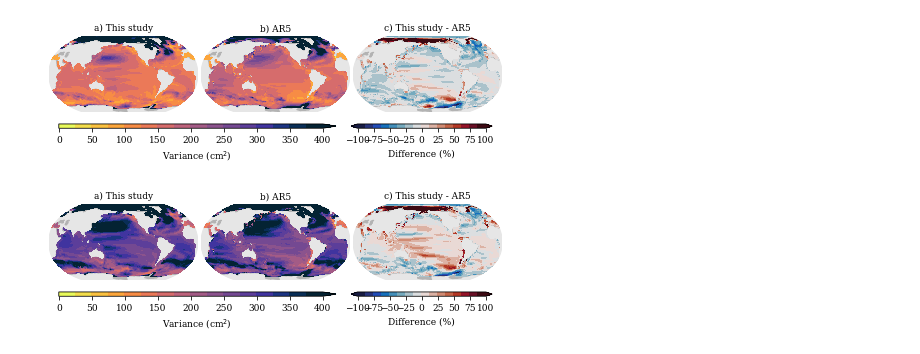
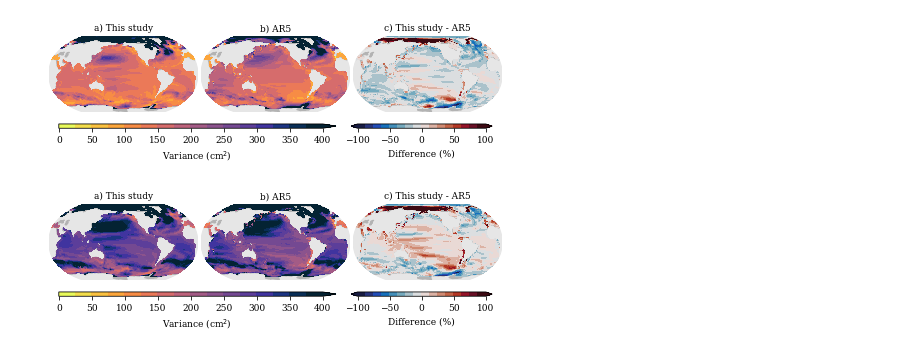
Before and after one commit to erwinlambert/codependence, a Jupyter notebook: plotcode/draftplot_totvar.ipynb, the cells around one changed output. Saved outputs shown, nothing was run; the diff lists cells and outputs as text; code cells hidden in the pictures.

```diff
--- a/plotcode/draftplot_totvar.ipynb
+++ b/plotcode/draftplot_totvar.ipynb
@@ -85,32 +85,33 @@ for s,scen in enumerate(['rcp45','rcp85']):
     ax = fig.add_subplot(1,3,1,projection=ccrs.Robinson(central_longitude=200))
     im = ax.pcolormesh(lon,lat,rsl,transform=ccrs.PlateCarree(),vmin=0,vmax=vmax,cmap=cmap)
     ax.set_title('a) This study')
     makeglobal(ax)
 
     ax = fig.add_subplot(1,3,2,projection=ccrs.Robinson(central_longitude=200))
     im = ax.pcolormesh(lon,lat,ar5,transform=ccrs.PlateCarree(),vmin=0,vmax=vmax,cmap=cmap)
     ax.set_title('b) AR5')
     makeglobal(ax)
 
     cax = fig.add_axes([.07,.2,.55,.03])
     cb = plt.colorbar(im,cax=cax,orientation='horizontal',extend='max')
     cb.set_label('Variance (cm$^2$)')
 
     ax = fig.add_subplot(1,3,3,projection=ccrs.Robinson(central_longitude=200))
     im = ax.pcolormesh(lon,lat,100.*(rsl-ar5)/ar5,transform=ccrs.PlateCarree(),vmin=-vmax2,vmax=vmax2,cmap=cmap2)
     ax.set_title('c) This study - AR5')
     makeglobal(ax)
 
     cax = fig.add_axes([.65,.2,.28,.03])
     cb = plt.colorbar(im,cax=cax,orientation='horizontal',extend='both')
     cb.set_label('Difference (%)')
+    cb.set_ticks([-100,-50,0,50,100])
 
     figname = f'draftplot_totvar_{scen}.png'
 
     plt.savefig(f'../figures/{figname}',dpi=600)
     plt.savefig(f'../../../writing/codependence/figures/{figname}',dpi=600)
     plt.show()
     plt.close()
 # %% [output]
-[figure, old version]
+[figure, new version]
-[figure, old version]
+[figure, new version]
```
Also changed, not shown: 2 other files.
